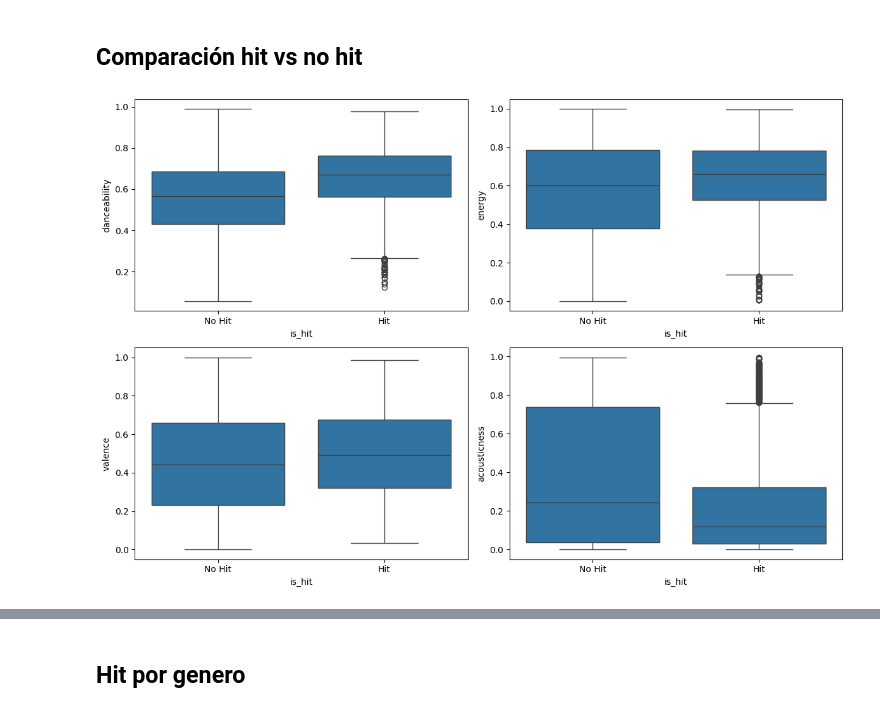
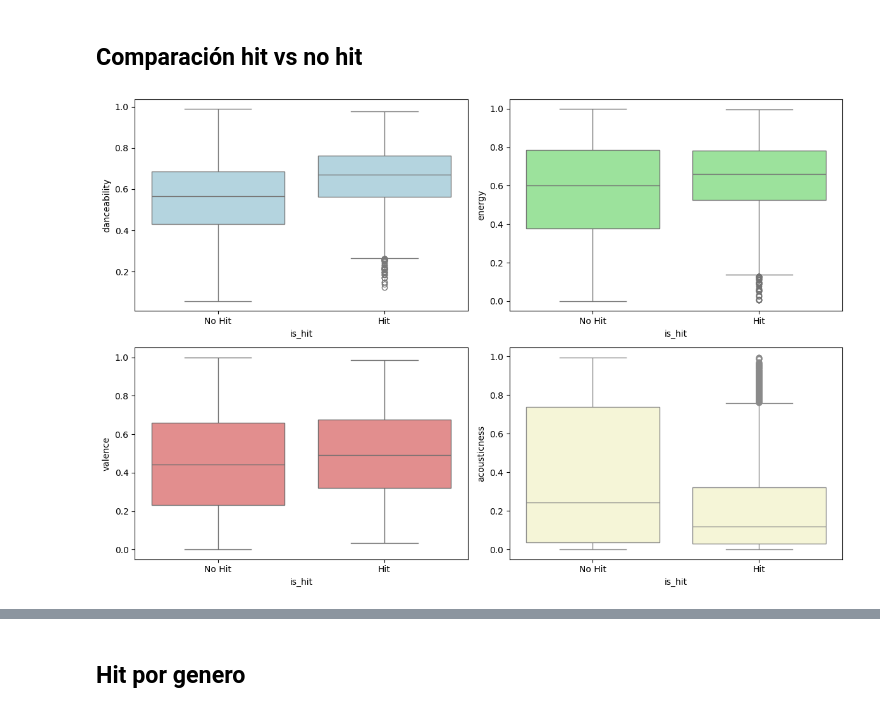
Before and after one commit to jmf-uniandes/pre-training, a Jupyter notebook: notebooks/02_eda.ipynb, the cells around one changed output, grey strips where cells are left out. Saved outputs shown, nothing was run; the diff lists cells and outputs as text; code cells hidden in the pictures.

```diff
--- a/notebooks/02_eda.ipynb
+++ b/notebooks/02_eda.ipynb
@@ -171,17 +175,17 @@ Las varibbles seleccionada son: danceability, loudness, energy, valence
 # %%
 # Promedios por grupo
 df_graph = df[["is_hit", "danceability", "energy", "valence", "acousticness"]].copy()
 df_graph["is_hit"] = df_graph["is_hit"].replace({1: "Hit", 0: "No Hit"})
 
 
 # Boxplots comparativos
 fig, axes = plt.subplots(2, 2, figsize=(12, 8))
-sns.boxplot(x="is_hit", y="danceability", data=df_graph, ax=axes[0,0])
-sns.boxplot(x="is_hit", y="energy", data=df_graph, ax=axes[0,1])
-sns.boxplot(x="is_hit", y="valence", data=df_graph, ax=axes[1,0])
-sns.boxplot(x="is_hit", y="acousticness", data=df_graph, ax=axes[1,1])
+sns.boxplot(x="is_hit", y="danceability", data=df_graph, ax=axes[0,0],color="lightblue")
+sns.boxplot(x="is_hit", y="energy", data=df_graph, ax=axes[0,1],color="lightgreen")
+sns.boxplot(x="is_hit", y="valence", data=df_graph, ax=axes[1,0],color="lightcoral")
+sns.boxplot(x="is_hit", y="acousticness", data=df_graph, ax=axes[1,1],color="lightgoldenrodyellow")
 plt.tight_layout()
 plt.show()
 # %% [output]
-[figure, old version]
+[figure, new version]
 # %% [markdown]
```
Also changed, not shown: parts of 12 cells of this notebook, 4 other files.
